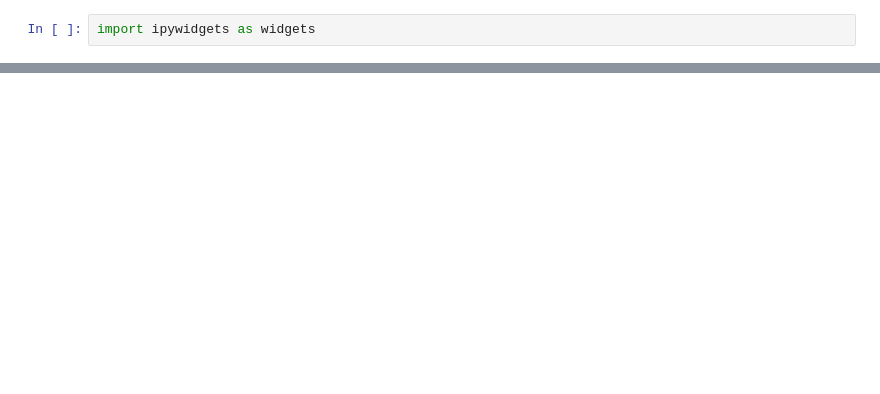
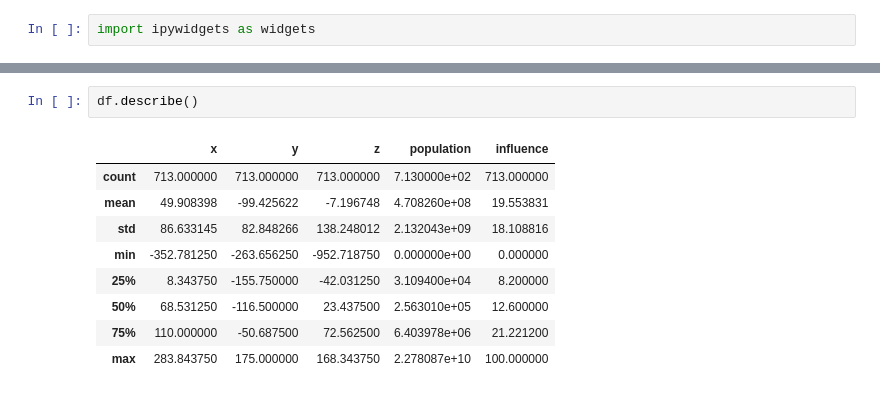
Before and after one commit to HausReport/ClubRaiders, a Jupyter notebook: ClubRaiders.ipynb, the cells around one changed output, grey strips where cells are left out. Drawn from its saved outputs; the diff is of its cells as text; blank space fills up the shorter version.

```diff
--- a/ClubRaiders.ipynb
+++ b/ClubRaiders.ipynb
@@ -421,0 +429,12 @@ Geremy
+# %%
+df.describe()
+# %% [output]
+|  | x | y | z | population | influence |
+| count | 713.000000 | 713.000000 | 713.000000 | 7.130000e+02 | 713.000000 |
+| mean | 49.908398 | -99.425622 | -7.196748 | 4.708260e+08 | 19.553831 |
+| std | 86.633145 | 82.848266 | 138.248012 | 2.132043e+09 | 18.108816 |
+| min | -352.781250 | -263.656250 | -952.718750 | 0.000000e+00 | 0.000000 |
+| 25% | 8.343750 | -155.750000 | -42.031250 | 3.109400e+04 | 8.200000 |
+| 50% | 68.531250 | -116.500000 | 23.437500 | 2.563010e+05 | 12.600000 |
+| 75% | 110.000000 | -50.687500 | 72.562500 | 6.403978e+06 | 21.221200 |
+| max | 283.843750 | 175.000000 | 168.343750 | 2.278087e+10 | 100.000000 |
```
Also changed, not shown: parts of 7 cells of this notebook.
